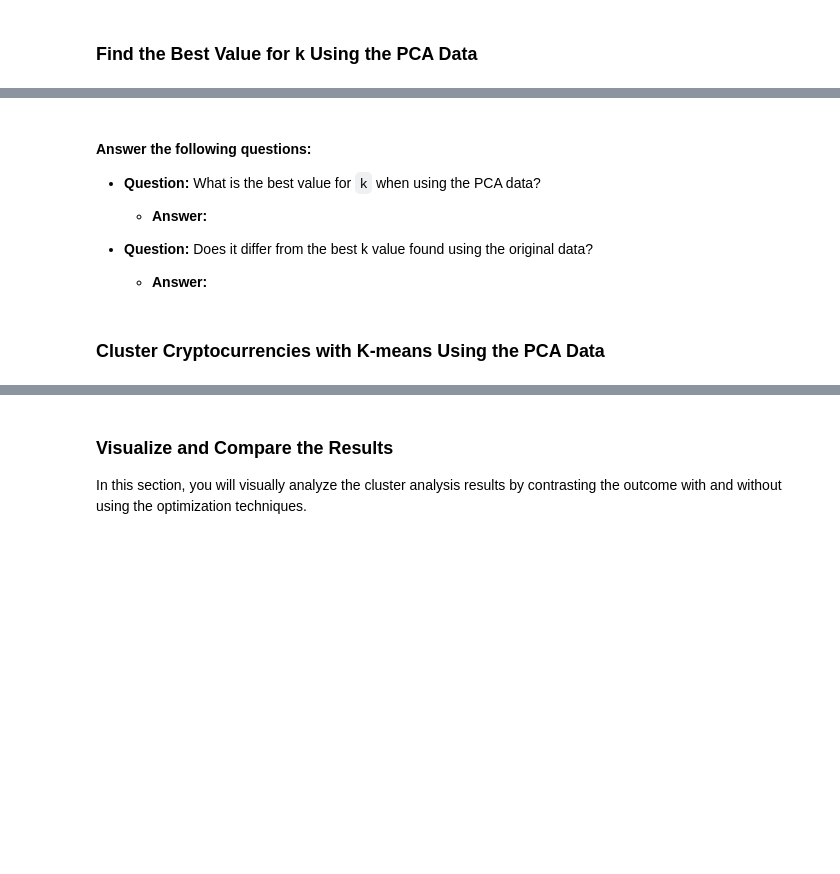
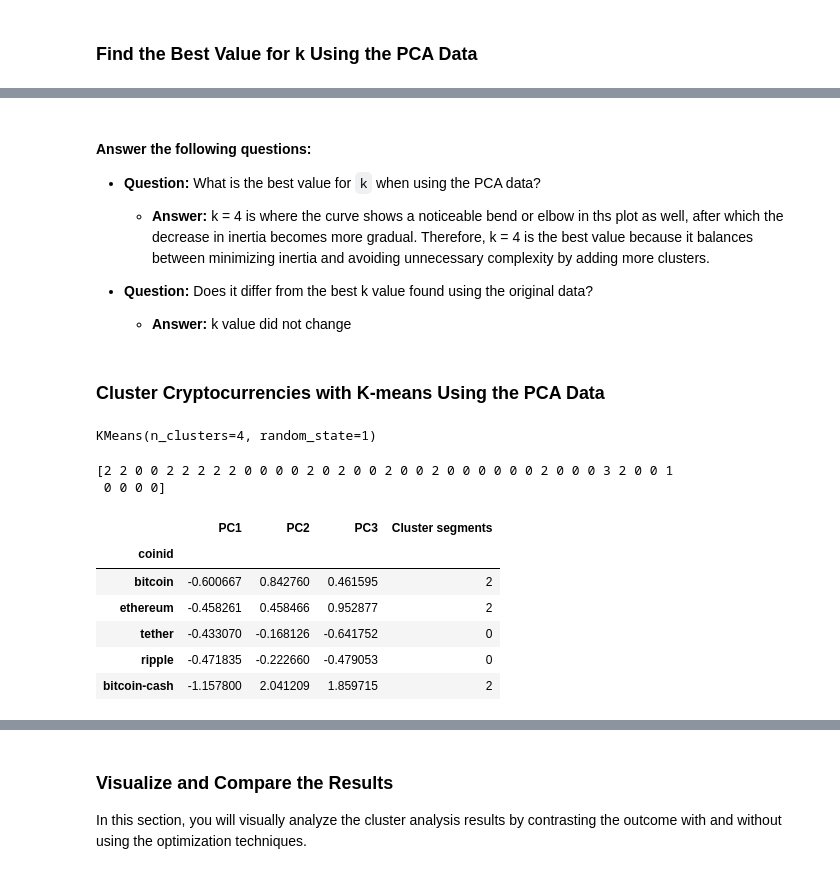
Before and after one commit to rasadariranasinghe/CryptoClustering, a Jupyter notebook: Crypto_Clustering.ipynb.ipynb, the cells around one changed output, grey strips where cells are left out. Drawn from its saved outputs; the diff is of its cells as text; code cells hidden in the pictures; blank space fills up the shorter version.

```diff
--- a/Crypto_Clustering.ipynb.ipynb
+++ b/Crypto_Clustering.ipynb.ipynb
@@ -218,11 +239,15 @@ scaled_df_copy.hvplot.scatter(
 # %%
 # Create an empty list to store the inertia values
-
+inertia_value_list = []
 
 # Create a for loop to compute the inertia with each possible value of k
 # Inside the loop:
 # 1. Create a KMeans model using the loop counter for the n_clusters
 # 2. Fit the model to the data using `df_market_data_pca`
 # 3. Append the model.inertia_ to the inertia list
+for k in k_list:
+    kmodel_pca = KMeans(n_clusters=k,random_state=1)
+    kmodel_pca.fit(pca_df)
+    inertia_value_list.append(kmodel_pca.inertia_)
 # %%
 # Create a dictionary with the data to plot the Elbow curve
@@ -236,30 +272,46 @@ scaled_df_copy.hvplot.scatter(
 
 * **Question:** What is the best value for `k` when using the PCA data?
 
-  * **Answer:**
+  * **Answer:** k = 4 is where the curve shows a noticeable bend or elbow in ths plot as well, after which the decrease in inertia becomes more gradual. Therefore, k = 4 is the best value because it balances between minimizing inertia and avoiding unnecessary complexity by adding more clusters.
 
 
 * **Question:** Does it differ from the best k value found using the original data?
 
-  * **Answer:**
+  * **Answer:** k value did not change
 # %% [markdown]
 ### Cluster Cryptocurrencies with K-means Using the PCA Data
 # %%
 # Initialize the K-Means model using the best value for k
+model_pca = KMeans(n_clusters=4,random_state=1)
 # %%
 # Fit the K-Means model using the PCA data
+model_pca.fit(pca_df)
+# %% [output]
+KMeans(n_clusters=4, random_state=1)
 # %%
 # Predict the clusters to group the cryptocurrencies using the PCA data
-
+clusters_pca = model_pca.predict(pca_df)
 # Print the resulting array of cluster values.
+print(clusters_pca)
+# %% [output]
+[2 2 0 0 2 2 2 2 2 0 0 0 0 2 0 2 0 0 2 0 0 2 0 0 0 0 0 0 2 0 0 0 3 2 0 0 1
+ 0 0 0 0]
 # %%
 # Create a copy of the DataFrame with the PCA data
-
+pca_df_copy = pca_df.copy()
 
 # Add a new column to the DataFrame with the predicted clusters
-
-
+pca_df_copy['Cluster segments'] = clusters_pca
 # Display sample data
+pca_df_copy.head()
+# %% [output]
+|  | PC1 | PC2 | PC3 | Cluster segments |
+| coinid |  |  |  |  |
+| bitcoin | -0.600667 | 0.842760 | 0.461595 | 2 |
+| ethereum | -0.458261 | 0.458466 | 0.952877 | 2 |
+| tether | -0.433070 | -0.168126 | -0.641752 | 0 |
+| ripple | -0.471835 | -0.222660 | -0.479053 | 0 |
+| bitcoin-cash | -1.157800 | 2.041209 | 1.859715 | 2 |
 # %%
 # Create a scatter plot using hvPlot by setting
 # `x="PC1"` and `y="PC2"`.
```
Also changed, not shown: parts of 11 cells of this notebook.
